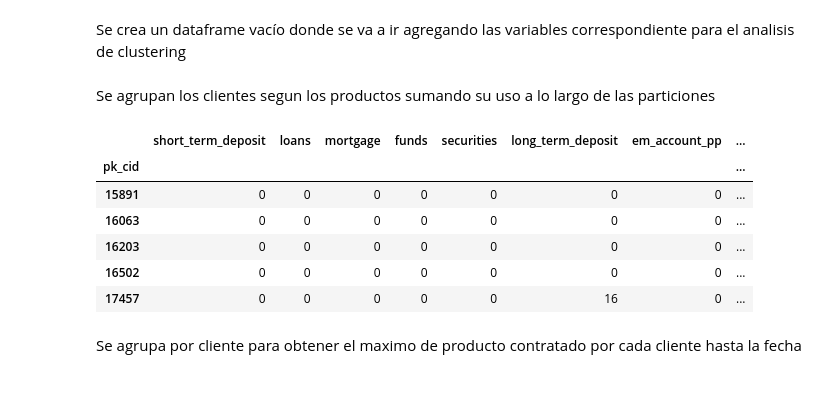
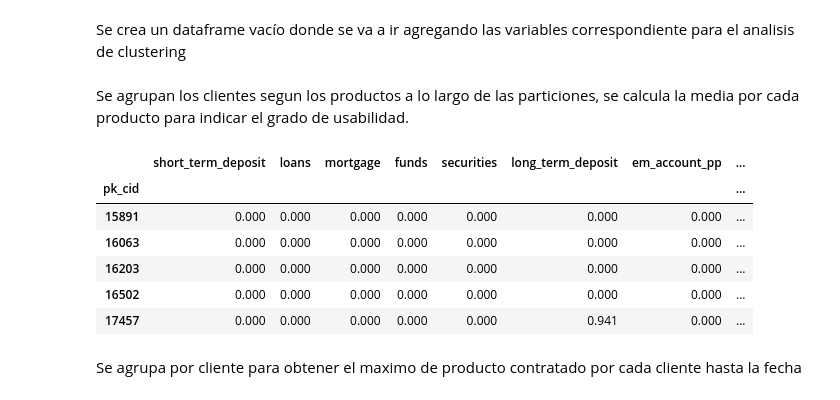
Before and after one commit to jascicz/easy_money_Project, a Jupyter notebook: Tarea_2_Segmentación/Segmentación.ipynb, the cells around one changed output. Cells and saved outputs as stored; diff of their text form; code cells hidden in the pictures.

```diff
--- a/Tarea_2_Segmentación/Segmentación.ipynb
+++ b/Tarea_2_Segmentación/Segmentación.ipynb
@@ -155,20 +155,20 @@ Se crea un dataframe vacío donde se va a ir agregando las variables correspondi
 # %%
 df_clustering =  pd.DataFrame()
 # %% [markdown]
-Se agrupan los clientes segun los productos sumando su uso a lo largo de las particiones
+Se agrupan los clientes segun los productos a lo largo de las particiones, se calcula la media por cada producto para indicar el grado de usabilidad.
 # %%
 productos = df_full_clean.columns[2:17]
 productos
-df_productos_usos = df_full_clean.groupby("pk_cid")[productos].sum()
+df_productos_usos = df_full_clean.groupby("pk_cid")[productos].mean()
 df_productos_usos.head()
 # %% [output]
 |  | short_term_deposit | loans | mortgage | funds | securities | long_term_deposit | em_account_pp | ... |
 | pk_cid |  |  |  |  |  |  |  | ... |
-| 15891 | 0 | 0 | 0 | 0 | 0 | 0 | 0 | ... |
-| 16063 | 0 | 0 | 0 | 0 | 0 | 0 | 0 | ... |
-| 16203 | 0 | 0 | 0 | 0 | 0 | 0 | 0 | ... |
-| 16502 | 0 | 0 | 0 | 0 | 0 | 0 | 0 | ... |
-| 17457 | 0 | 0 | 0 | 0 | 0 | 16 | 0 | ... |
+| 15891 | 0.000 | 0.000 | 0.000 | 0.000 | 0.000 | 0.000 | 0.000 | ... |
+| 16063 | 0.000 | 0.000 | 0.000 | 0.000 | 0.000 | 0.000 | 0.000 | ... |
+| 16203 | 0.000 | 0.000 | 0.000 | 0.000 | 0.000 | 0.000 | 0.000 | ... |
+| 16502 | 0.000 | 0.000 | 0.000 | 0.000 | 0.000 | 0.000 | 0.000 | ... |
+| 17457 | 0.000 | 0.000 | 0.000 | 0.000 | 0.000 | 0.941 | 0.000 | ... |
 # %% [markdown]
 Se agrupa por cliente para obtener el maximo de producto contratado por cada cliente hasta la fecha
 # %%
```
Also changed, not shown: parts of 21 cells of this notebook, 2 other files.
